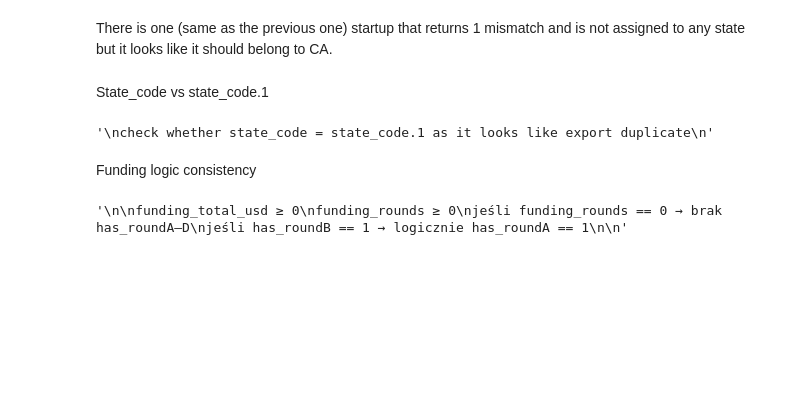
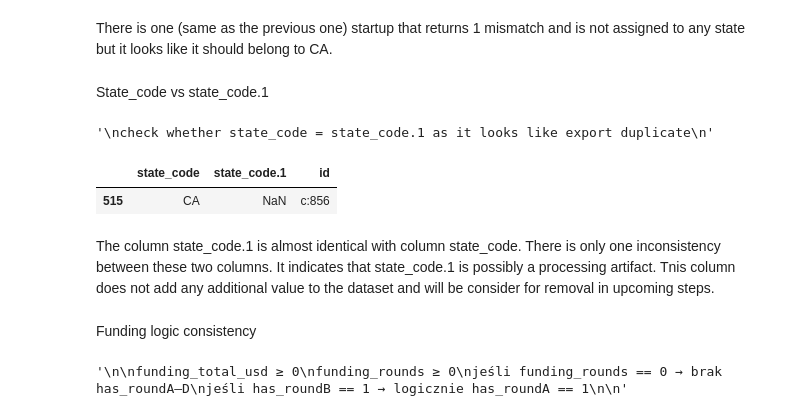
Before and after one commit to liladqa/riskvector, a Jupyter notebook: 01_EDA_on_raw_data.ipynb, the cells around one changed output. Cells and saved outputs as stored; diff of their text form; code cells hidden in the pictures; blank space fills up the shorter version.

```diff
--- a/01_EDA_on_raw_data.ipynb
+++ b/01_EDA_on_raw_data.ipynb
@@ -510,6 +510,16 @@ check whether state_code = state_code.1 as it looks like export duplicate
 '\ncheck whether state_code = state_code.1 as it looks like export duplicate\n'
 # %%
 #checking if state_code is the same as state_code.1
+
+check_mismatches = (startups["state_code"] != startups["state_code.1"])
+check_mismatches
+
+startups[check_mismatches][["state_code", "state_code.1", "id"]]
+# %% [output]
+|  | state_code | state_code.1 | id |
+| 515 | CA | NaN | c:856 |
+# %% [markdown]
+The column state_code.1 is almost identical with column state_code. There is only one inconsistency between these two columns. It indicates that state_code.1 is possibly a processing artifact. Tnis column does not add any additional value to the dataset and will be consider for removal in upcoming steps.
 # %% [markdown]
 Funding logic consistency
 # %%
```
Also changed, not shown: parts of 11 cells of this notebook.
